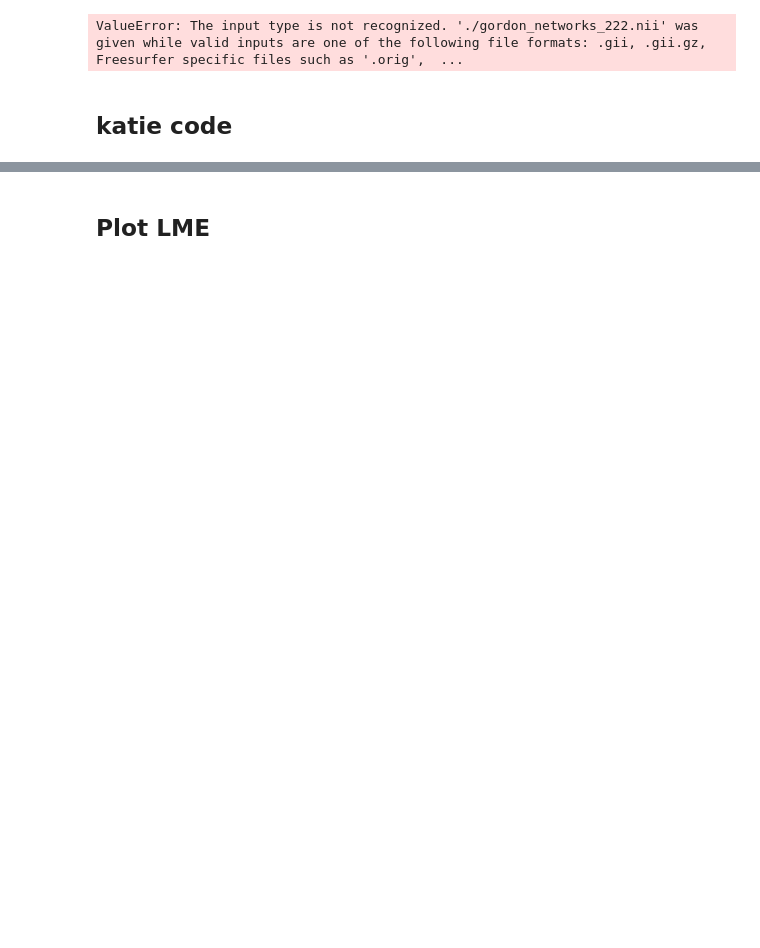
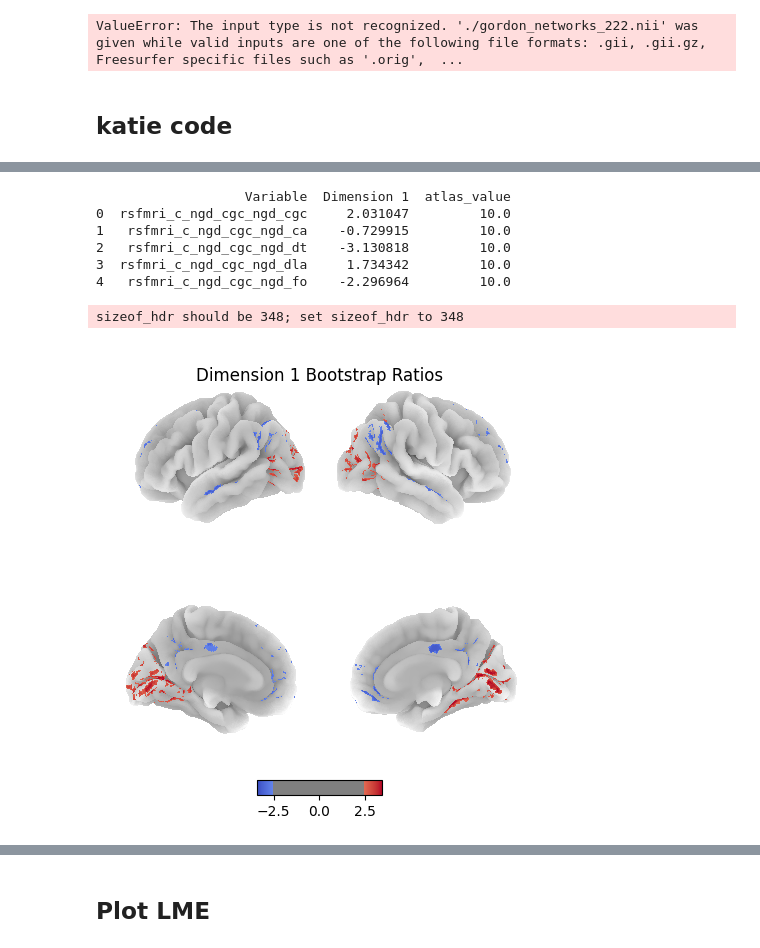
Before and after one commit to chlohamp/abcd-plsc, a Jupyter notebook: plsc-figures.ipynb, the cells around one changed output, grey strips where cells are left out. Cells and saved outputs as stored; diff of their text form; code cells hidden in the pictures; blank space fills up the shorter version.

```diff
--- a/plsc-figures.ipynb
+++ b/plsc-figures.ipynb
@@ -557,0 +560,6 @@ sizeof_hdr should be 348; set sizeof_hdr to 348
+# %%
+rsi_bootdf = pd.read_csv("./derivatives/none-reduced/rni-brain_P-components.csv")
+sociocult_bootdf = pd.read_csv("./derivatives/none-reduced/rni-sociocult_Q-components.csv")
+variable_df = pd.read_csv("./variable_to_nifti_mapping.csv")
+
+print(rsi_bootdf)
@@ -557,0 +584,68 @@ sizeof_hdr should be 348; set sizeof_hdr to 348
+# %%
+# Rename the first column in rsi_bootdf to match variable_df column name (optional, for clarity)
+rsi_bootdf = rsi_bootdf.rename(columns={rsi_bootdf.columns[0]: "Variable"})
+variable_df = variable_df.rename(columns={variable_df.columns[0]: "Variable"})
+
+# Keep only the 'Variable' and 'atlas_value' columns
+rsi_bootdf = rsi_bootdf[["Variable", "Dimension 1"]]
+variable_df = variable_df[["Variable", "atlas_value"]]
+
+# Merge rsi_bootdf with variable_df on 'Variable'
+merged_df = pd.merge(rsi_bootdf, variable_df, on="Variable", how="left")
+
+# Optional: preview the result
+print(merged_df.head())
+# %% [output]
+                   Variable  Dimension 1  atlas_value
+0  rsfmri_c_ngd_cgc_ngd_cgc     2.031047         10.0
+1   rsfmri_c_ngd_cgc_ngd_ca    -0.729915         10.0
+2   rsfmri_c_ngd_cgc_ngd_dt    -3.130818         10.0
+3  rsfmri_c_ngd_cgc_ngd_dla     1.734342         10.0
+4   rsfmri_c_ngd_cgc_ngd_fo    -2.296964         10.0
+# %%
+import numpy as np
+import nibabel as nib
+import pandas as pd
+import matplotlib.pyplot as plt
+from nilearn import datasets
+from nilearn.plotting import plot_img_on_surf
+
+# Load fsaverage surface
+surf = datasets.fetch_surf_fsaverage()
+
+# Load Gordon atlas
+gordon_img = nib.load("./gordon_networks_222.nii")
+gordon_data = gordon_img.get_fdata()
+affine = gordon_img.affine
+hdr = gordon_img.header
+
+# Assume merged_df is already loaded and has 'atlas_value' and 'V1' columns
+
+# Initialize volume to hold V1 values
+v1_mapped = np.zeros_like(gordon_data)
+
+# Assign each region its V1 value
+for _, row in merged_df.iterrows():
+    atlas_val = row["atlas_value"]
+    v1_val = row["Dimension 1"]
+    if not np.isnan(atlas_val):  # skip NaNs
+        v1_mapped[gordon_data == atlas_val] = v1_val
+
+# Convert to NIfTI
+v1_img = nib.Nifti1Image(v1_mapped, affine, hdr)
+
+# Plot on surface
+fig = plot_img_on_surf(
+    v1_img,
+    surf_mesh="fsaverage",
+    threshold=2.5,
+    cmap="coolwarm",
+    symmetric_cbar=True,
+    vmax=np.abs(merged_df["Dimension 1"]).max(),
+)
+
+plt.suptitle("Dimension 1 Bootstrap Ratios", y=0.97)
+plt.show()
+# %% [output]
+sizeof_hdr should be 348; set sizeof_hdr to 348
+[figure, added]
```
Also changed, not shown: parts of 9 cells of this notebook, 3 other files.
